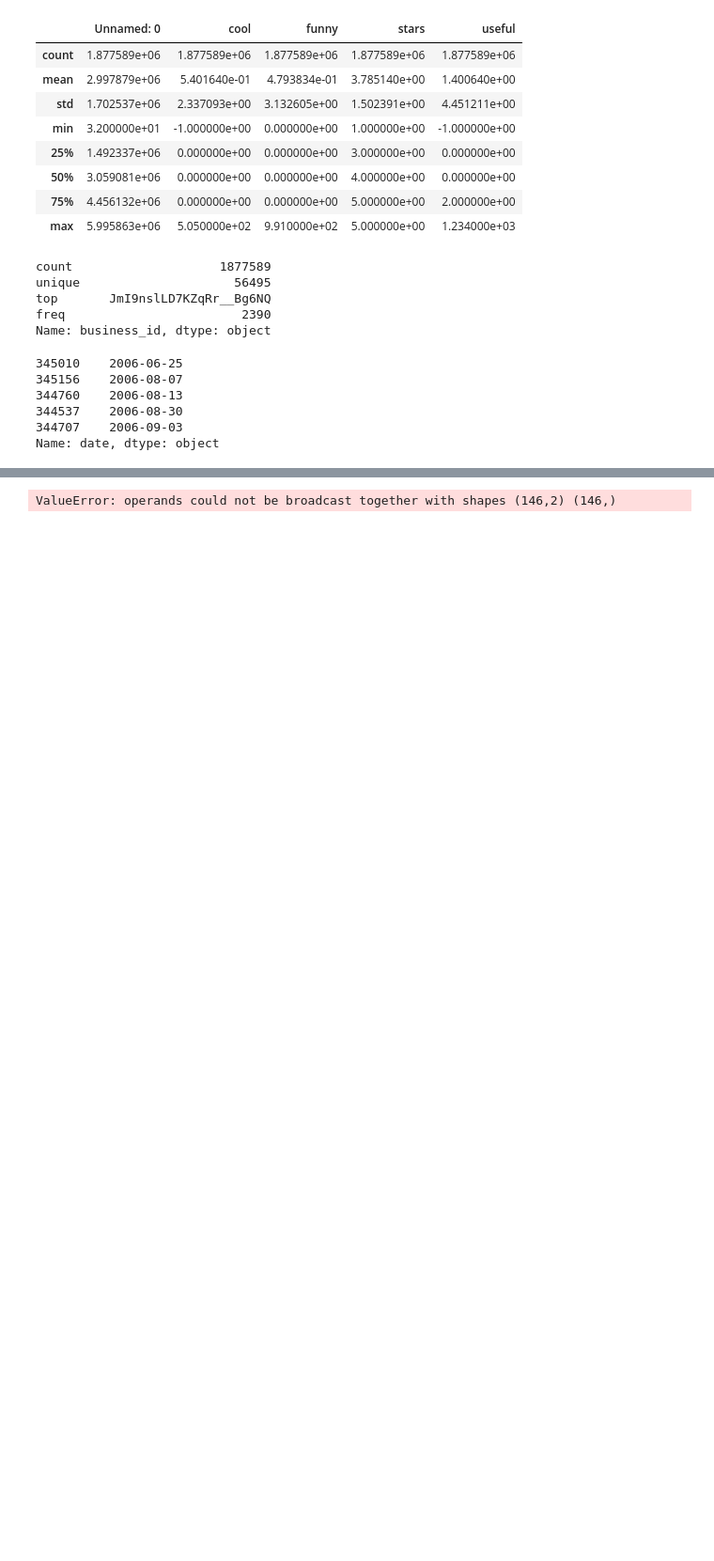
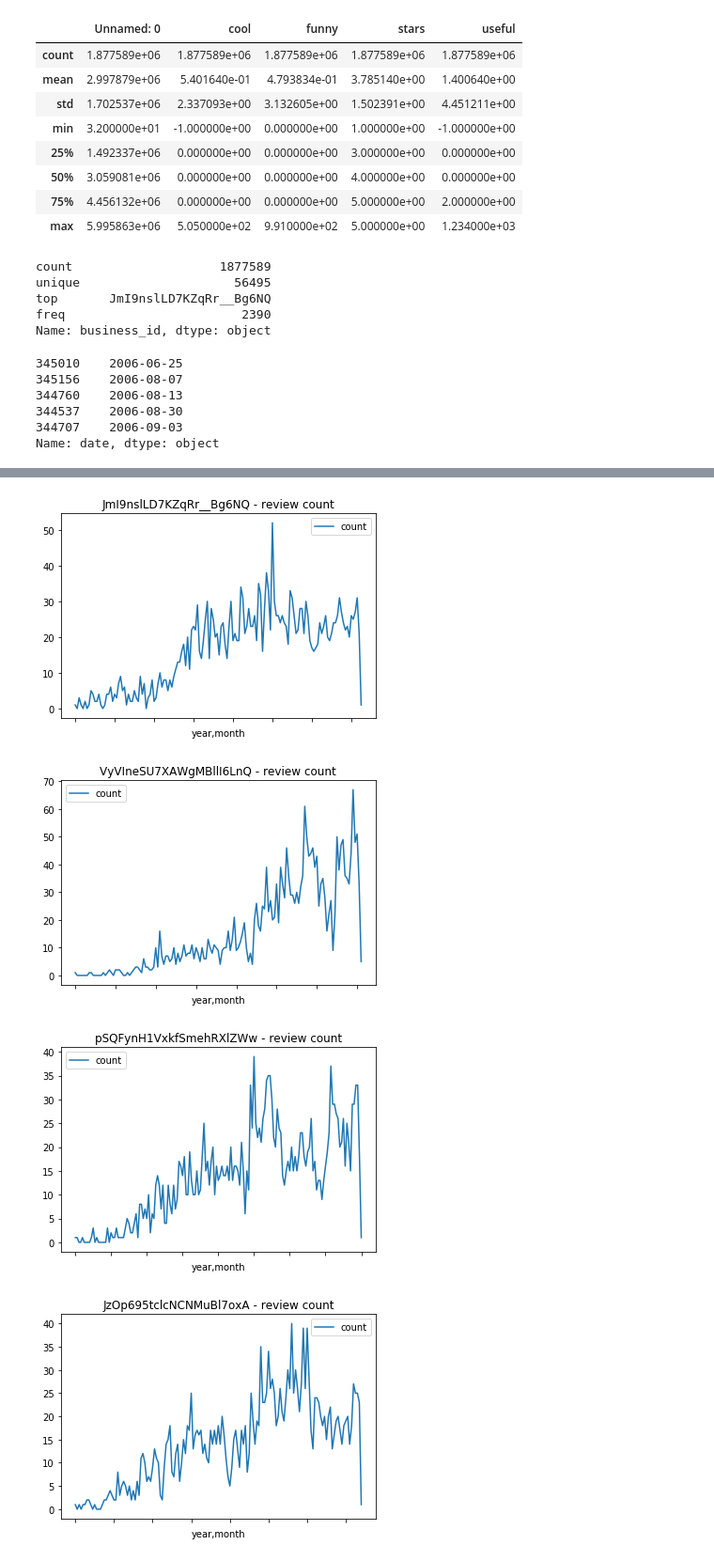
Before and after one commit to ChrisIck/DS101_Project, a Jupyter notebook: AZ exploration.ipynb, the cells around one changed output, grey strips where cells are left out. Shown: that part at 94% size. Saved outputs shown, nothing was run; the diff lists cells and outputs as text; code cells hidden in the pictures; blank space fills up the shorter version.

```diff
--- a/AZ exploration.ipynb
+++ b/AZ exploration.ipynb
@@ -69,14 +68,14 @@ def hwr(x):
     return (x+np.abs(x))/2
 
 def plot_by_month(df, business_id = None, label = None, plottype = 'count', compare_mean = False):
-    reviews_sorted = df.sort(columns='date')
+    reviews_sorted = df.sort_values(by =['date'])
     reviews_datetime = reviews_sorted.assign(datetime = pd.to_datetime(reviews_sorted['date'])).drop(labels=['date'], axis = 'columns')
     reviews_reindexed = reviews_datetime.set_index('datetime').sort_index()
     reviews_reindexed.index = reviews_reindexed.index.map(lambda t: t.replace(day=1))
 
     if business_id != None:
         reviews = reviews_reindexed[reviews_reindexed['business_id'] == business_id]
-        title = reviews.loc[reviews.index[0]]['name']
+        title = reviews.loc[reviews.index[0]]['business_id']
     else:
         reviews = reviews_reindexed
         title = 'All Businesses'
@@ -93,7 +92,7 @@ def plot_by_month(df, business_id = None, label = None, plottype = 'count', comp
     date_frame = pd.DataFrame(dates, columns = ['datetime']).set_index('datetime')
 
     all_dates = date_frame.join(reviews)
-    group_by_month = all_dates.groupby([all_dates.index.year, all_dates.index.month])
+    group_by_month = all_dates.groupby([all_dates.index.year.rename('year'), all_dates.index.month.rename('month')])
 
     if compare_mean == True:
         all_reviews = reviews_reindexed
@@ -134,8 +133,11 @@ def plot_by_month(df, business_id = None, label = None, plottype = 'count', comp
 # %%
 business_groups = AZ_reviews.groupby('business_id')
 sorted_groups = business_groups.size().sort_values(ascending=False)
 for business_id, size in (sorted_groups.items()):
     if size>1000:
-        plot_by_month(AZ_reviews, business_id = business_id, plottype = 'pos_diff', compare_mean=True)
+        plot_by_month(AZ_reviews, business_id = business_id, plottype = 'count', compare_mean=False)
 # %% [output]
-ValueError: operands could not be broadcast together with shapes (146,2) (146,)
+[figure, added]
+[figure, added]
+[figure, added]
+[figure, added]
```
Also changed, not shown: parts of 7 cells of this notebook.
